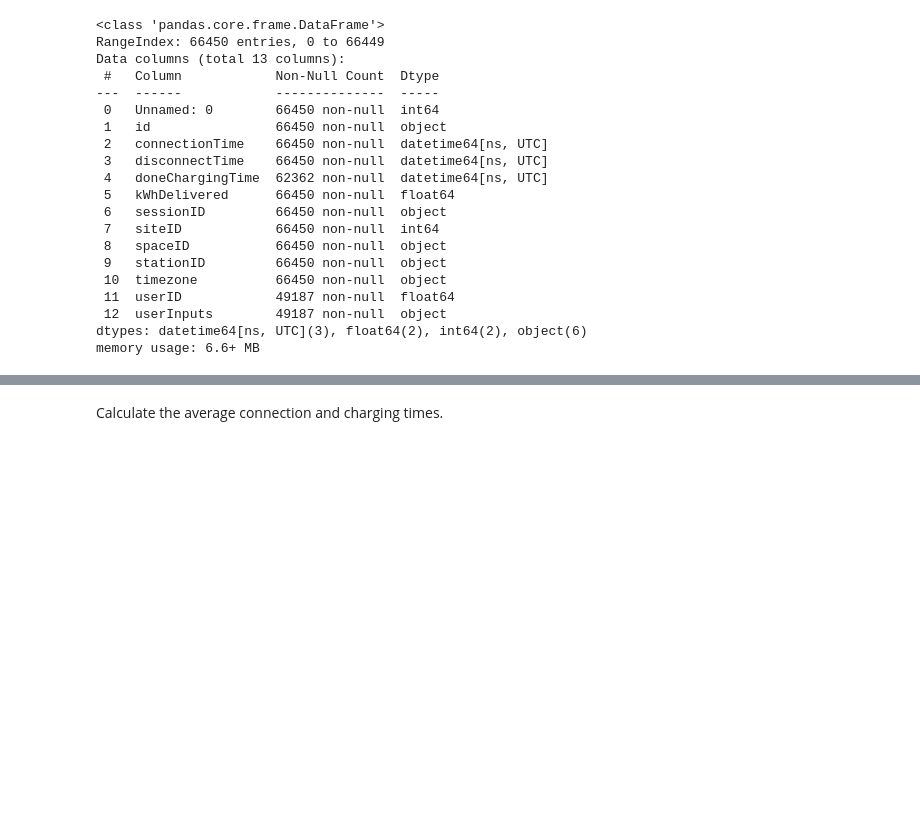
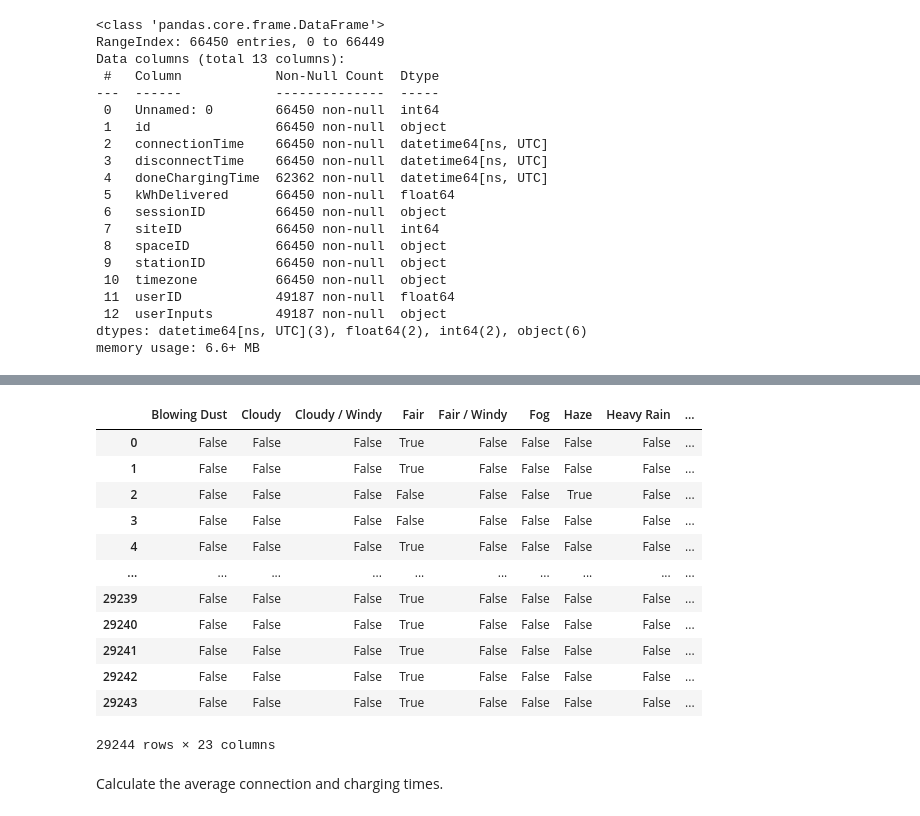
Before and after one commit to linusslange/AnalyticsAndApplications, a Jupyter notebook: LM_Exercise.ipynb, the cells around one changed output, grey strips where cells are left out. Cells and saved outputs as stored; diff of their text form; code cells hidden in the pictures; blank space fills up the shorter version.

```diff
--- a/LM_Exercise.ipynb
+++ b/LM_Exercise.ipynb
@@ -9,3 +9,5 @@ charg_set = pd.read_csv("charging_sessions.csv", parse_dates= ["connectionTime",
+# %%
+weather_set = pd.read_csv("weather_burbank_airport.csv", parse_dates=["timestamp"])
 # %%
 charg_set
 # %% [output]
@@ -60,3 +131,19 @@ memory usage: 6.6+ MB
+# %%
+pd.get_dummies(weather_set["cloud_cover_description"])
+# %% [output]
+|  | Blowing Dust | Cloudy | Cloudy / Windy | Fair | Fair / Windy | Fog | Haze | Heavy Rain | ... |
+| 0 | False | False | False | True | False | False | False | False | ... |
+| 1 | False | False | False | True | False | False | False | False | ... |
+| 2 | False | False | False | False | False | False | True | False | ... |
+| 3 | False | False | False | False | False | False | False | False | ... |
+| 4 | False | False | False | True | False | False | False | False | ... |
+| ... | ... | ... | ... | ... | ... | ... | ... | ... | ... |
+| 29239 | False | False | False | True | False | False | False | False | ... |
+| 29240 | False | False | False | True | False | False | False | False | ... |
+| 29241 | False | False | False | True | False | False | False | False | ... |
+| 29242 | False | False | False | True | False | False | False | False | ... |
+| 29243 | False | False | False | True | False | False | False | False | ... |
+29244 rows × 23 columns
 # %% [markdown]
 Calculate the average connection and charging times.
 # %%
```
Also changed, not shown: parts of 7 cells of this notebook.
